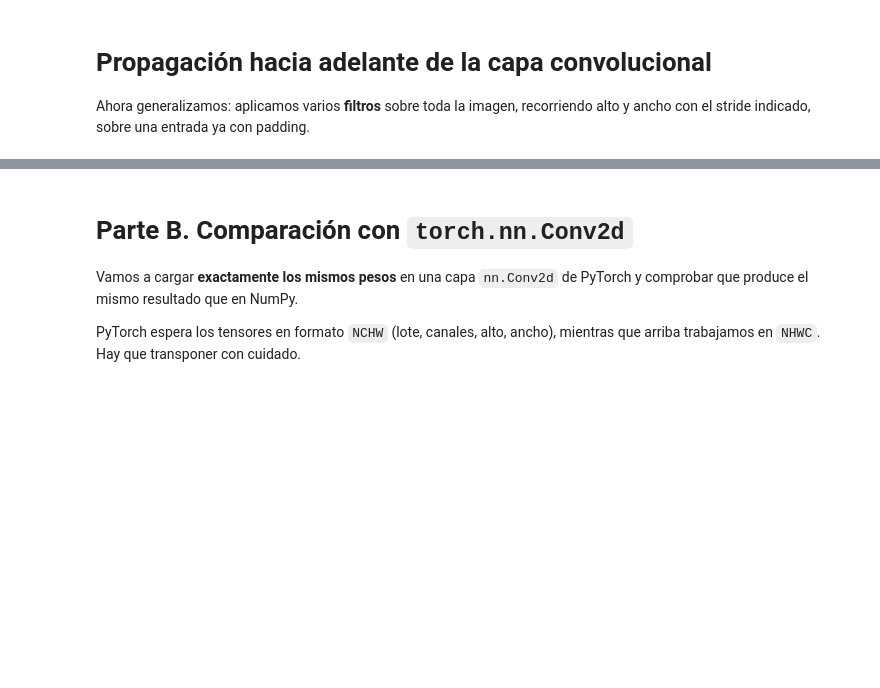
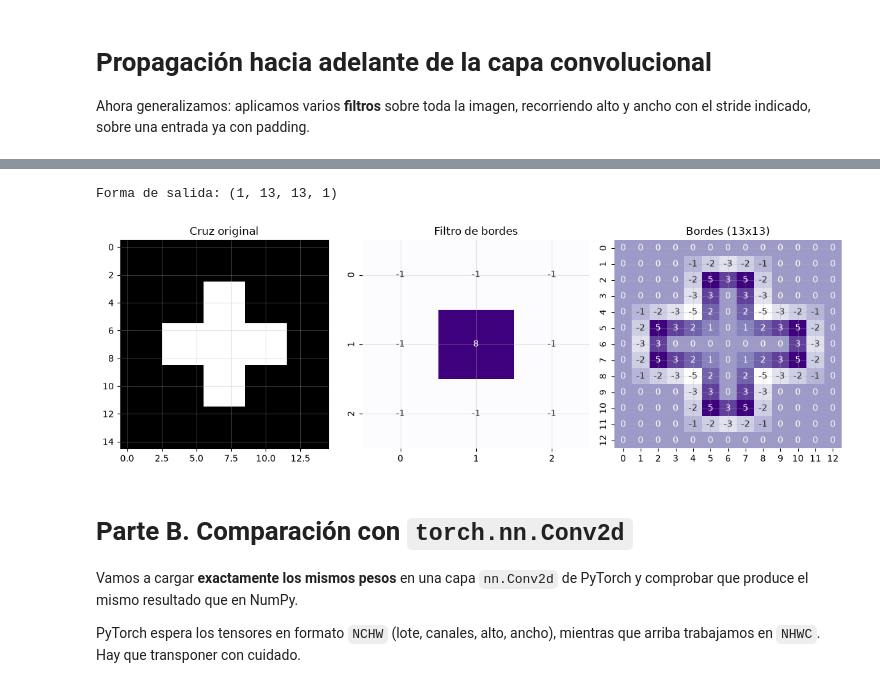
Before and after one commit to iossetking/Deep-Learning-Vision-Computer-Class, a Jupyter notebook: u1/act2/Lab_2.ipynb, the cells around one changed output, grey strips where cells are left out. Cells and saved outputs as stored; diff of their text form; code cells hidden in the pictures; blank space fills up the shorter version.

```diff
--- a/u1/act2/Lab_2.ipynb
+++ b/u1/act2/Lab_2.ipynb
@@ -420,3 +439,33 @@ $$
+# %%
+cruz = np.zeros((15, 15))
+cruz[3:12, 6:9] = 1
+cruz[6:9, 3:12] = 1
+
+filtro_bordes = np.array([
+    [-1, -1, -1],
+    [-1,  8, -1],
+    [-1, -1, -1]
+])
+Z_cruz = convolucion_forward(
+    cruz.reshape(1, 15, 15, 1),
+    filtro_bordes.reshape(3, 3, 1, 1),
+    np.zeros((1, 1, 1, 1)),
+    stride=1, pad=0
+)
+print("Forma de salida:", Z_cruz.shape)
+
+fig, ax = plt.subplots(1, 3, figsize=(12, 4))
+ax[0].imshow(cruz, cmap='gray', vmin=0, vmax=1)
+ax[0].set_title("Cruz original")
+sns.heatmap(filtro_bordes, annot=True, fmt='d', cbar=False, ax=ax[1], cmap='Purples')
+ax[1].set_title("Filtro de bordes")
+sns.heatmap(Z_cruz[0, :, :, 0], annot=True, fmt='.0f', cbar=False, ax=ax[2], cmap='Purples')
+ax[2].set_title("Bordes (13x13)")
+plt.tight_layout()
+plt.show()
+# %% [output]
+Forma de salida: (1, 13, 13, 1)
+[figure, added]
 # %% [markdown]
 # Parte B. Comparación con `torch.nn.Conv2d`
 
```
Also changed, not shown: parts of 40 cells of this notebook, 9 other files.
